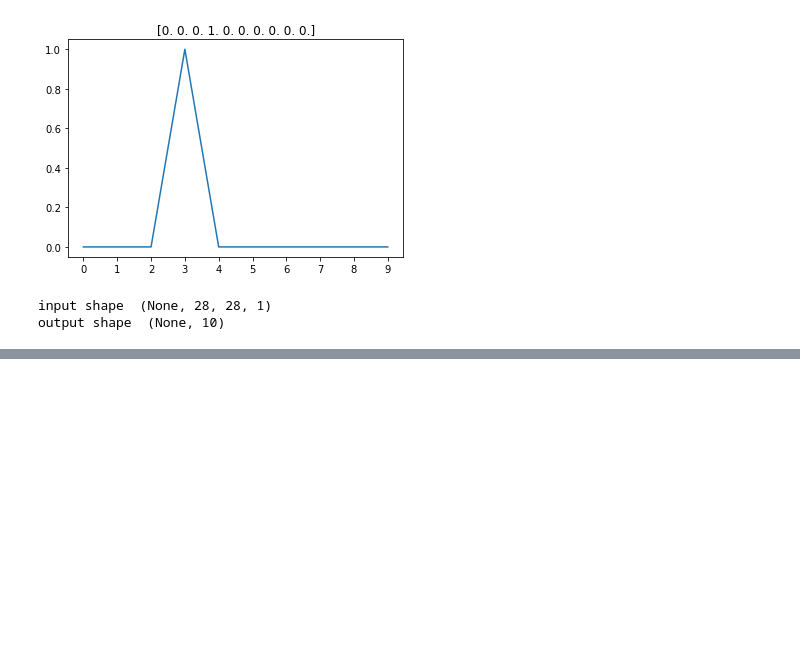
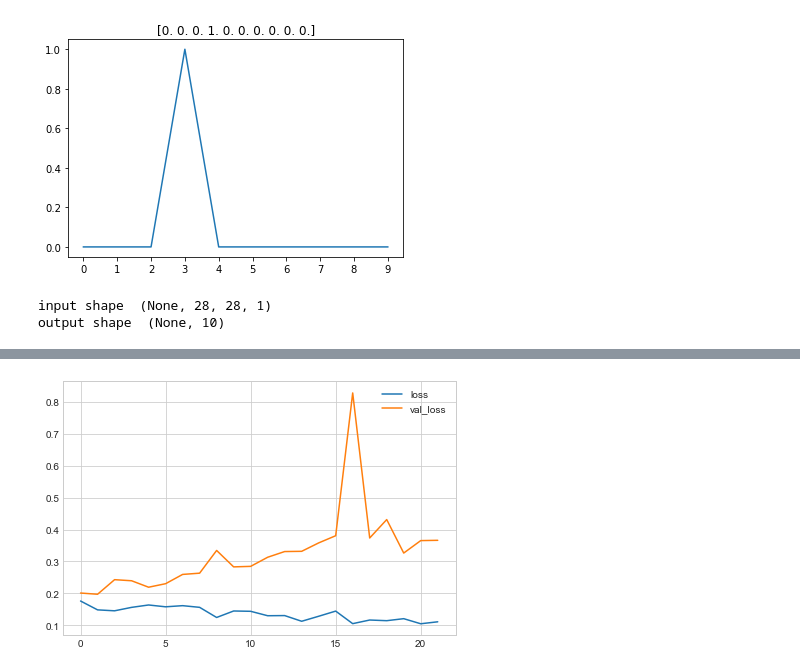
Before and after one commit to katinas15/Kaggle-digit-recognizer, a Jupyter notebook: codeExample1.ipynb, the cells around one changed output, grey strips where cells are left out. Cells and saved outputs as stored; diff of their text form; code cells hidden in the pictures; blank space fills up the shorter version.

```diff
--- a/codeExample1.ipynb
+++ b/codeExample1.ipynb
@@ -100,9 +100,9 @@ gen = image.ImageDataGenerator()
 from sklearn.model_selection import train_test_split
 X = X_train
 y = y_train
-X_train, X_val, y_train, y_val = train_test_split(X_train, y_train, test_size=0.10, random_state=42)
-batches = gen.flow(X_train, y_train, batch_size=64)
-val_batches=gen.flow(X_val, y_val, batch_size=64)
+X_train, X_val, y_train, y_val = train_test_split(X_train, y_train, test_size=0.25, random_state=42)
+batches = gen.flow(X_train, y_train, batch_size=32)
+val_batches=gen.flow(X_val, y_val, batch_size=32)
 # %%
 history=model.fit_generator(generator=batches, steps_per_epoch=batches.n, epochs=3,
                     validation_data=val_batches, validation_steps=val_batches.n)
@@ -132,0 +132,19 @@ WARNING:tensorflow:Your input ran out of data; interrupting training. Make sure
+# %%
+from tensorflow import keras
+from tensorflow.keras import layers
+
+early_stopping = keras.callbacks.EarlyStopping(
+    patience=20,
+    min_delta=0.001,
+    restore_best_weights=True,
+)
+
+# batch size is the number of samples (rows) that will be processed at a time
+# epochs is the number of times the entire dataset will be processed
+history = fc.fit(
+    X_train, y_train,
+    validation_data=(X_val, y_val),
+    batch_size=64,
+    epochs=1000,
+    callbacks=[early_stopping],
+)
@@ -132,0 +169,13 @@ WARNING:tensorflow:Your input ran out of data; interrupting training. Make sure
+# %%
+import matplotlib.pyplot as plt
+plt.style.use('seaborn-whitegrid')
+# Set Matplotlib defaults
+plt.rc('figure', autolayout=True)
+plt.rc('axes', labelweight='bold', labelsize='large',
+       titleweight='bold', titlesize=18, titlepad=10)
+plt.rc('animation', html='html5')
+
+history_df = pd.DataFrame(history.history)
+history_df.loc[:, ['loss', 'val_loss']].plot()
+print("Minimum Validation Loss: {:0.4f}".format(history_df['val_loss'].min()))
+# %% [output]
@@ -132,0 +183 @@ WARNING:tensorflow:Your input ran out of data; interrupting training. Make sure
+[figure, added]
```
Also changed, not shown: parts of 5 cells of this notebook, 2 other files.
